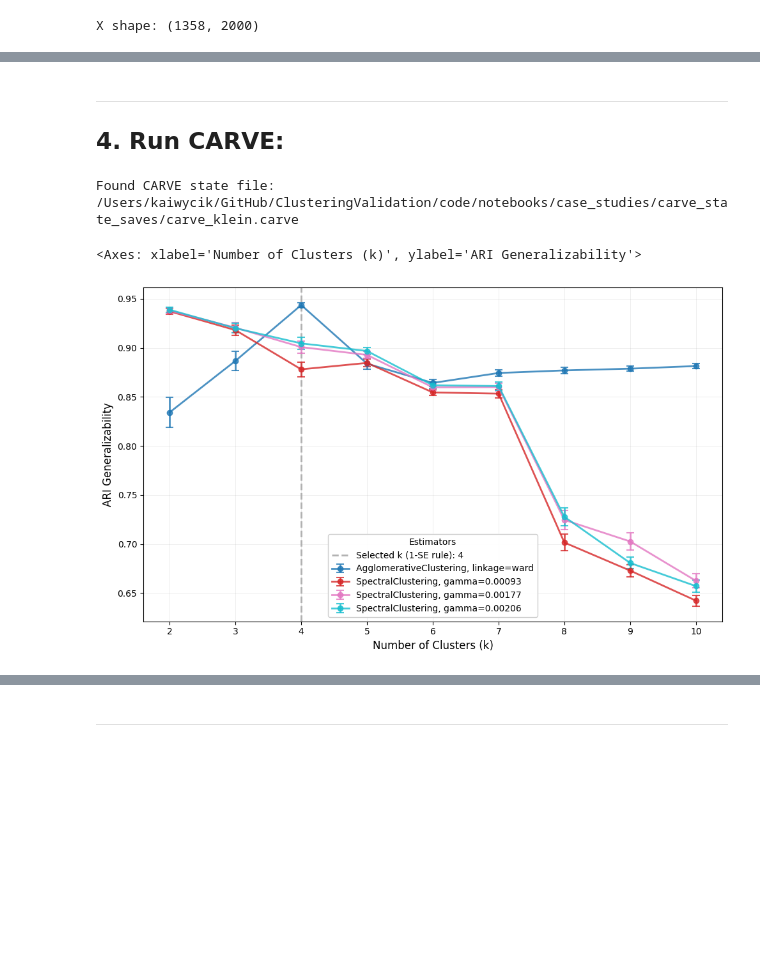
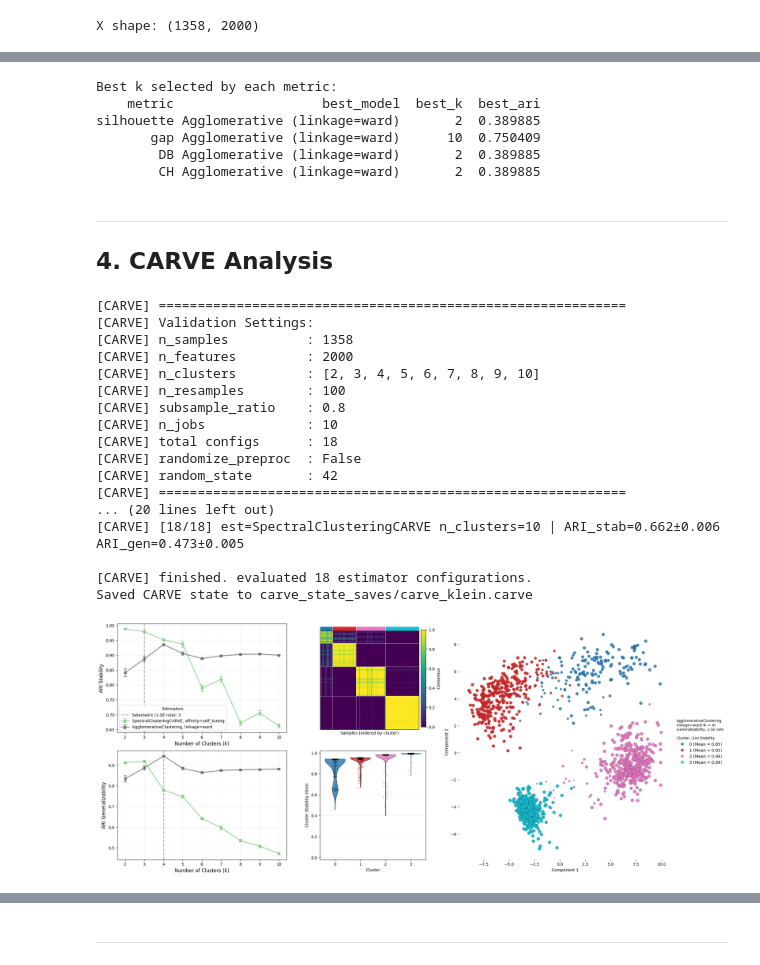
Before and after one commit to DataSlingers/CARVE, a Jupyter notebook: notebooks/case_studies/Klein.ipynb, the cells around one changed output, grey strips where cells are left out. Drawn from its saved outputs; the diff is of its cells as text; code cells hidden in the pictures; blank space fills up the shorter version.

Commit message:
updated case studies

```diff
--- a/notebooks/case_studies/Klein.ipynb
+++ b/notebooks/case_studies/Klein.ipynb
@@ -257,7 +266,17 @@ baseline selections (max metric):
+# %%
+print("Best k selected by each metric:")
+print(best_df[["metric", "best_model", "best_k", "best_ari"]].to_string(index=False))
+# %% [output]
+Best k selected by each metric:
+    metric                   best_model  best_k  best_ari
+silhouette Agglomerative (linkage=ward)       2  0.389885
+       gap Agglomerative (linkage=ward)      10  0.750409
+        DB Agglomerative (linkage=ward)       2  0.389885
+        CH Agglomerative (linkage=ward)       2  0.389885
 # %% [markdown]
 ---
 
-## 4. Run CARVE:
+## 4. CARVE Analysis
 # %%
 carve_path = Path("./carve_state_saves/carve_klein.carve")
 
@@ -265,23 +284,54 @@ if not carve_path.is_file():
     carve = CARVE(
         estimator_param_grids=model_grids, n_jobs=N_JOBS, random_state=RANDOM_SEED
     )
-
     carve.fit(X, reference_labels=y)
 
+    # Save fitted state to avoid re-running
+    carve_path.parent.mkdir(parents=True, exist_ok=True)
+    carve.save(str(carve_path))
+    print(f"Saved CARVE state to {carve_path}")
 else:
-    print(f"Found CARVE state file: {carve_path.resolve()}")
-    carve = CARVE.load("./carve_state_saves/carve_klein.carve")
-
-    if "X" in globals() and X is not None:
-        carve.X_ = X
-    else:
-        print("`X` not found in notebook scope; loaded CARVE without attaching X.")
+    print(f"Loading CARVE state from {carve_path}")
+    carve = CARVE.load(str(carve_path))
+    carve.X_ = X
 # %% [output]
-Found CARVE state file: /Users/kaiwycik/GitHub/ClusteringValidation/code/notebooks/case_studies/carve_state_saves/carve_klein.carve
+[CARVE] ============================================================
+[CARVE] Validation Settings:
+[CARVE] n_samples          : 1358
+[CARVE] n_features         : 2000
+[CARVE] n_clusters         : [2, 3, 4, 5, 6, 7, 8, 9, 10]
+[CARVE] n_resamples        : 100
+[CARVE] subsample_ratio    : 0.8
+[CARVE] n_jobs             : 10
+[CARVE] total configs      : 18
+[CARVE] randomize_preproc  : False
+[CARVE] random_state       : 42
+[CARVE] ============================================================
+... (20 lines left out)
+[CARVE] [18/18] est=SpectralClusteringCARVE n_clusters=10 | ARI_stab=0.662±0.006  ARI_gen=0.473±0.005
+
+[CARVE] finished. evaluated 18 estimator configurations.
+Saved CARVE state to carve_state_saves/carve_klein.carve
 # %%
-carve.plot_metric_over_n_clusters(
-    measure="generalizability", rule="1se", figsize=(10, 6)
+fig = plt.figure(figsize=(22, 9), constrained_layout=True)
+gs = fig.add_gridspec(2, 3, width_ratios=[1.6, 1.0, 2.0])
+ax_l1 = fig.add_subplot(gs[0, 0])
+ax_l2 = fig.add_subplot(gs[1, 0])
+ax_m1 = fig.add_subplot(gs[0, 1])
+ax_m2 = fig.add_subplot(gs[1, 1])
+ax_r = fig.add_subplot(gs[:, 2])
+
+carve.plot_metric_over_n_clusters(measure='stability', rule=RULE, not_two=NOT_TWO, ax=ax_l1)
+carve.plot_metric_over_n_clusters(measure='generalizability', rule=RULE, not_two=NOT_TWO, ax=ax_l2, legend=False)
+
+carve.plot_consensus_matrix(measure='generalizability', rule=RULE, not_two=NOT_TWO, ax=ax_m1, palette='tab10')
+carve.plot_cluster_violin(measure='generalizability', rule=RULE, not_two=NOT_TWO, ax=ax_m2, annotation=False, palette='tab10')
+
+carve.plot_cluster_scatter(
+    measure='generalizability', rule=RULE, not_two=NOT_TWO,
+    ax=ax_r, palette='tab10'
 )
+
+plt.show()
 # %% [output]
-<Axes: xlabel='Number of Clusters (k)', ylabel='ARI Generalizability'>
-[figure, old version]
+[figure, new version]
```
Also changed, not shown: parts of 29 cells of this notebook, 9 other files.
